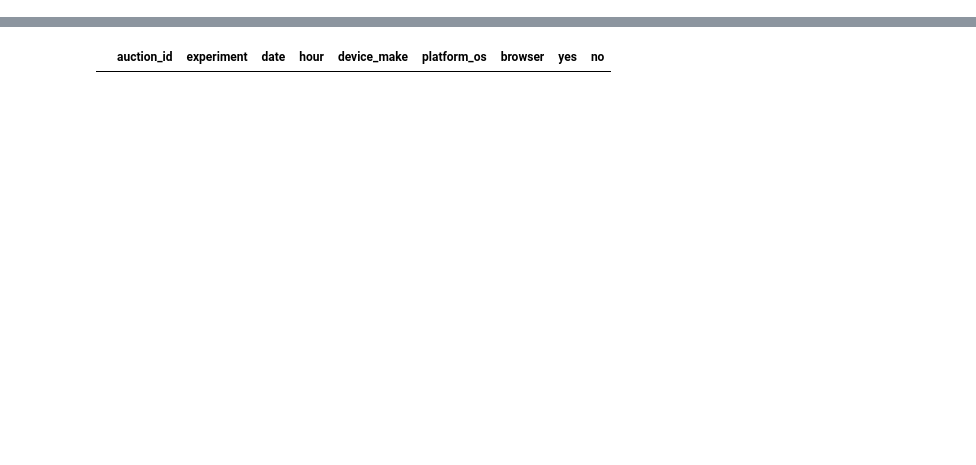
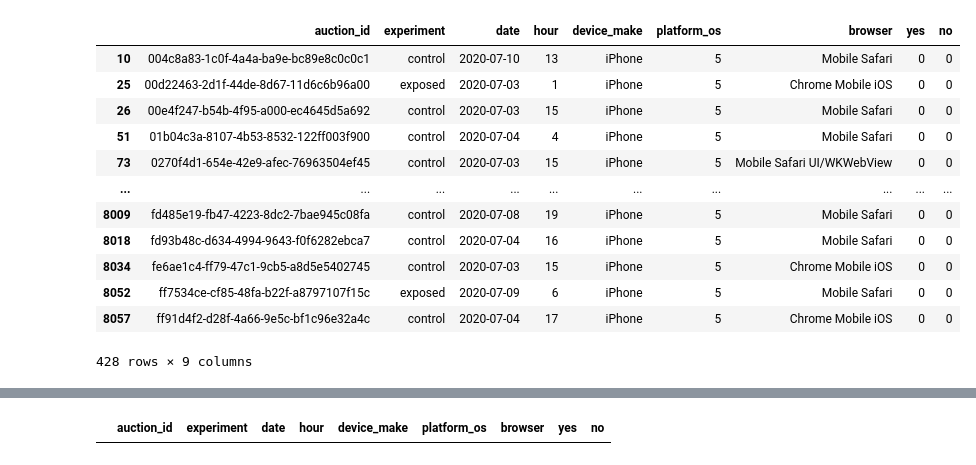
Before and after one commit to Blvisse/ABtesting, a Jupyter notebook: notebooks/DVC.ipynb, the cells around one changed output, grey strips where cells are left out. Saved outputs shown, nothing was run; the diff lists cells and outputs as text; code cells hidden in the pictures; blank space fills up the shorter version.

```diff
--- a/notebooks/DVC.ipynb
+++ b/notebooks/DVC.ipynb
@@ -39,3 +46,19 @@ platform5=data[data['platform_os']==5]
+# %%
+platform5
+# %% [output]
+|  | auction_id | experiment | date | hour | device_make | platform_os | browser | yes | no |
+| 10 | 004c8a83-1c0f-4a4a-ba9e-bc89e8c0c0c1 | control | 2020-07-10 | 13 | iPhone | 5 | Mobile Safari | 0 | 0 |
+| 25 | 00d22463-2d1f-44de-8d67-11d6c6b96a00 | exposed | 2020-07-03 | 1 | iPhone | 5 | Chrome Mobile iOS | 0 | 0 |
+| 26 | 00e4f247-b54b-4f95-a000-ec4645d5a692 | control | 2020-07-03 | 15 | iPhone | 5 | Mobile Safari | 0 | 0 |
+| 51 | 01b04c3a-8107-4b53-8532-122ff003f900 | control | 2020-07-04 | 4 | iPhone | 5 | Mobile Safari | 0 | 0 |
+| 73 | 0270f4d1-654e-42e9-afec-76963504ef45 | control | 2020-07-03 | 15 | iPhone | 5 | Mobile Safari UI/WKWebView | 0 | 0 |
+| ... | ... | ... | ... | ... | ... | ... | ... | ... | ... |
+| 8009 | fd485e19-fb47-4223-8dc2-7bae945c08fa | control | 2020-07-08 | 19 | iPhone | 5 | Mobile Safari | 0 | 0 |
+| 8018 | fd93b48c-d634-4994-9643-f0f6282ebca7 | control | 2020-07-04 | 16 | iPhone | 5 | Mobile Safari | 0 | 0 |
+| 8034 | fe6ae1c4-ff79-47c1-9cb5-a8d5e5402745 | control | 2020-07-03 | 15 | iPhone | 5 | Chrome Mobile iOS | 0 | 0 |
+| 8052 | ff7534ce-cf85-48fa-b22f-a8797107f15c | exposed | 2020-07-09 | 6 | iPhone | 5 | Mobile Safari | 0 | 0 |
+| 8057 | ff91d4f2-d28f-4a66-9e5c-bf1c96e32a4c | control | 2020-07-04 | 17 | iPhone | 5 | Chrome Mobile iOS | 0 | 0 |
+428 rows × 9 columns
 # %%
 platform7
 # %% [output]
```
Also changed, not shown: parts of 9 cells of this notebook, 1 other file.
